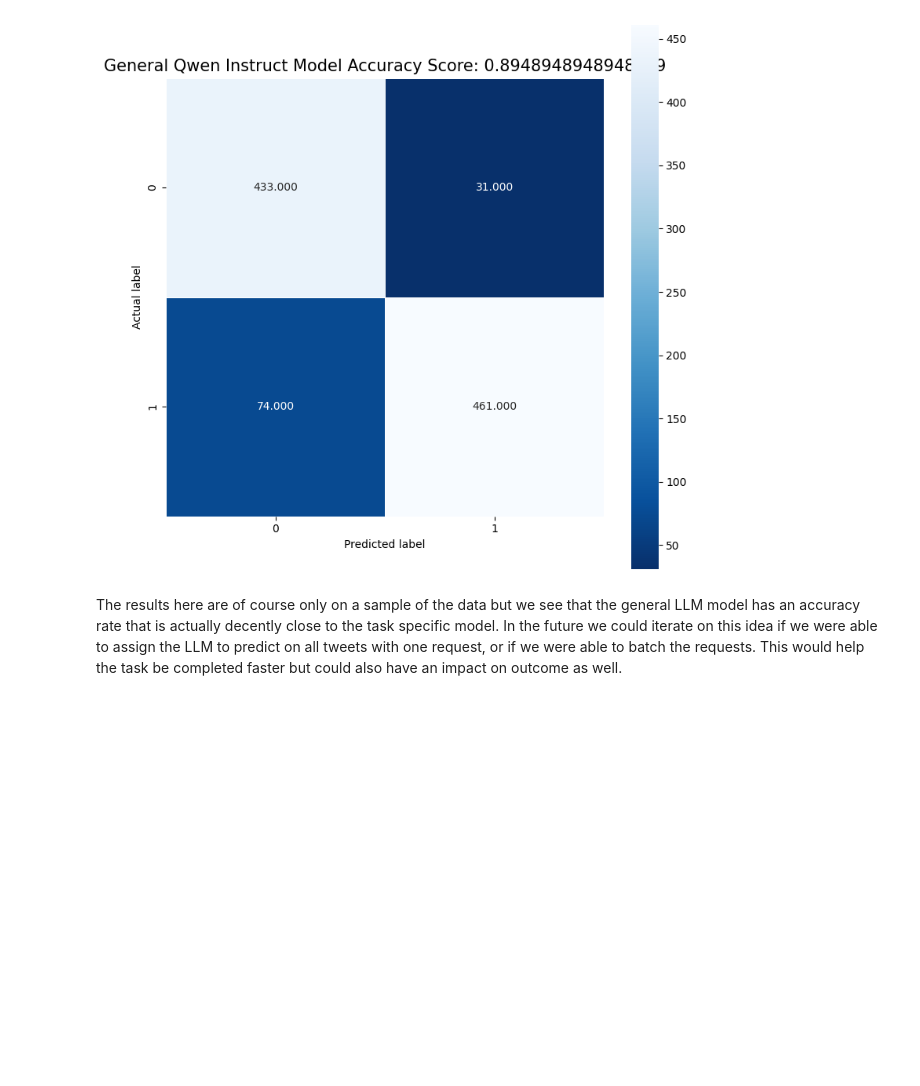
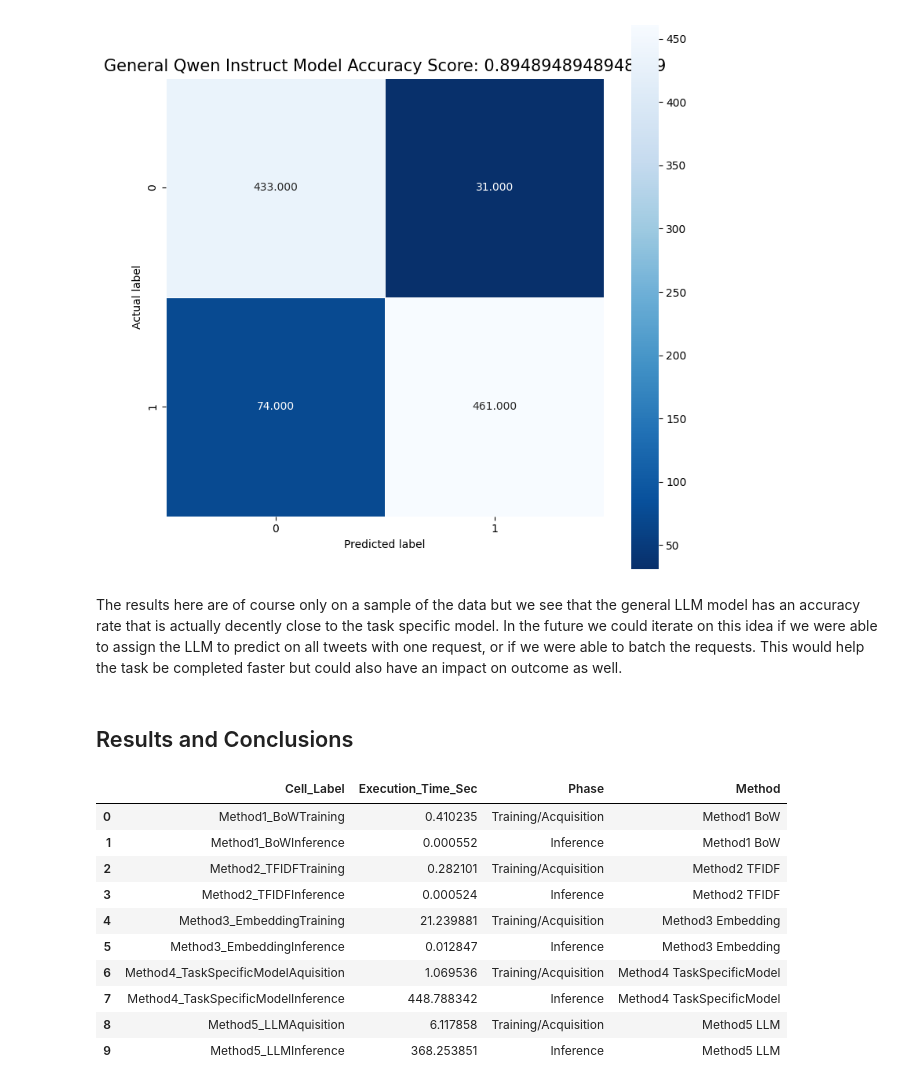
Before and after one commit to danield2255/topic-classification-methods-experiment, a Jupyter notebook: binary_sentiment_analysis_experiment.ipynb, the cells around one changed output. Saved outputs shown, nothing was run; the diff lists cells and outputs as text; code cells hidden in the pictures; blank space fills up the shorter version.

```diff
--- a/binary_sentiment_analysis_experiment.ipynb
+++ b/binary_sentiment_analysis_experiment.ipynb
@@ -425,0 +452,16 @@ The results here are of course only on a sample of the data but we see that the
+# %% [markdown]
+## Results and Conclusions
+# %%
+execution_df
+# %% [output]
+|  | Cell_Label | Execution_Time_Sec | Phase | Method |
+| 0 | Method1_BoWTraining | 0.410235 | Training/Acquisition | Method1 BoW |
+| 1 | Method1_BoWInference | 0.000552 | Inference | Method1 BoW |
+| 2 | Method2_TFIDFTraining | 0.282101 | Training/Acquisition | Method2 TFIDF |
+| 3 | Method2_TFIDFInference | 0.000524 | Inference | Method2 TFIDF |
+| 4 | Method3_EmbeddingTraining | 21.239881 | Training/Acquisition | Method3 Embedding |
+| 5 | Method3_EmbeddingInference | 0.012847 | Inference | Method3 Embedding |
+| 6 | Method4_TaskSpecificModelAquisition | 1.069536 | Training/Acquisition | Method4 TaskSpecificModel |
+| 7 | Method4_TaskSpecificModelInference | 448.788342 | Inference | Method4 TaskSpecificModel |
+| 8 | Method5_LLMAquisition | 6.117858 | Training/Acquisition | Method5 LLM |
+| 9 | Method5_LLMInference | 368.253851 | Inference | Method5 LLM |
```
Also changed, not shown: parts of 24 cells of this notebook, 1 other file.
